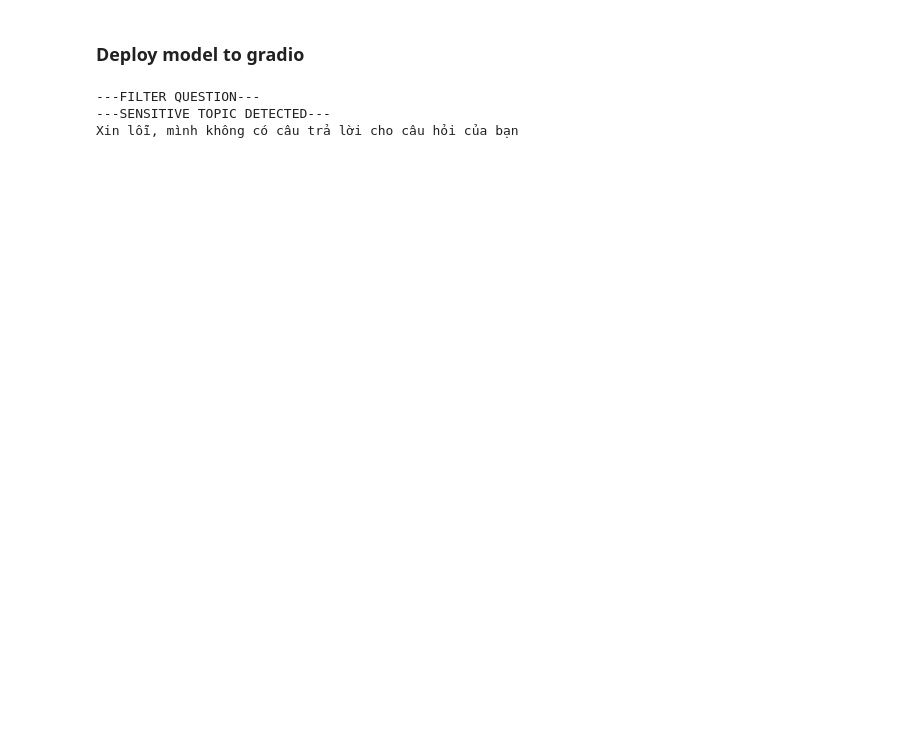
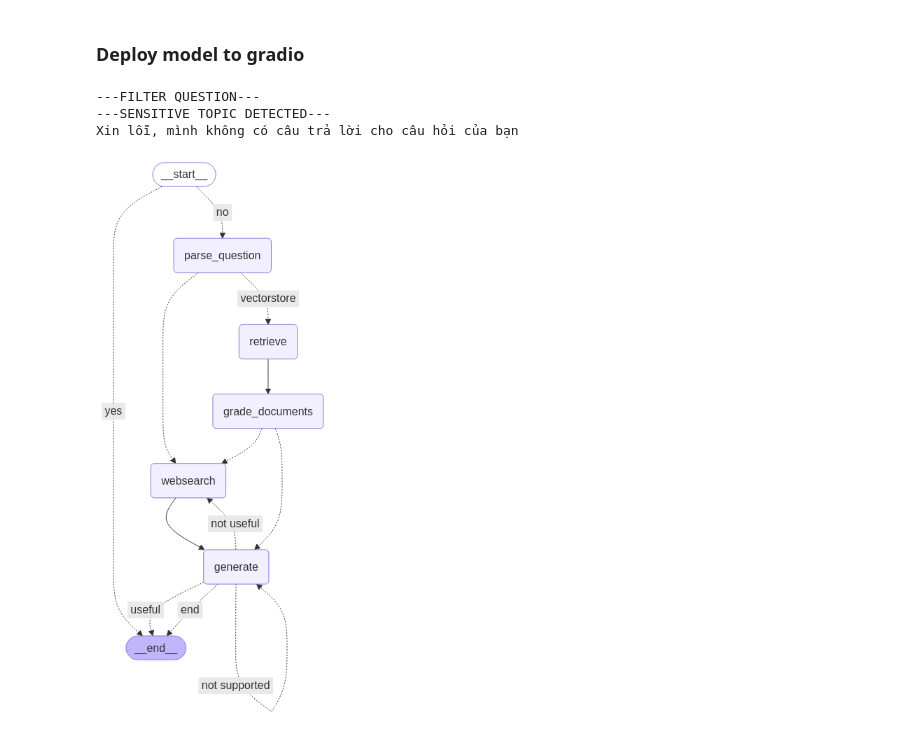
Before and after one commit to Learnheart/RagAgent, a Jupyter notebook: langgraph.ipynb, the cells around one changed output. Cells and saved outputs as stored; diff of their text form; code cells hidden in the pictures; blank space fills up the shorter version.

Commit message:
langgraph rag visualize

```diff
--- a/langgraph.ipynb
+++ b/langgraph.ipynb
@@ -149,11 +149,11 @@ print(filter_result)
 ### Router
 # %%
 router_prompt = PromptTemplate(
-    template="""<|begin_of_text|><|start_header_id|>system<|end_header_id|> You are an expert at routing a
-    user question to a vectorstore or web search. Use the vectorstore for questions on real estate laws in Vietnam. You do not need to be stringent with the keywords
-    in the question related to these topics. Otherwise, use web-search. Give a binary choice 'web_search'
-    or 'vectorstore' based on the question. Return the a JSON with a single key 'datasource' and
-    no premable or explaination. Question to route: {question} <|eot_id|><|start_header_id|>assistant<|end_header_id|>""",
+    template="""You are an expert at routing a user question to a vectorstore or web search.
+    Use the vectorstore for questions on real estate laws in Vietnam. You do not need to be stringent with the keywords
+    in the question related to these topics. Otherwise, use web-search. Give a binary choice `"web_search"`
+    or `"vectorstore"` based on the question. Return the a JSON with a single key `"datasource"` and
+    no premable or explaination. Question to route: {question}""",
     input_variables=["question"],
 )
 start = time.time()
@@ -600,7 +600,6 @@ from langgraph.graph import END, StateGraph
 workflow = StateGraph(GraphState)
 
 # Define the nodes
-workflow.add_node("route_question", route_question)
 workflow.add_node("parse_question", parse_question)
 workflow.add_node("websearch", web_search) # web search
 workflow.add_node("retrieve", retrieve) # retrieve
@@ -704,3 +703,16 @@ print(answer(input))
 ---FILTER QUESTION---
 ---SENSITIVE TOPIC DETECTED---
 Xin lỗi, mình không có câu trả lời cho câu hỏi của bạn
+# %%
+from IPython.display import Image, display
+from langchain_core.runnables.graph import CurveStyle, MermaidDrawMethod, NodeStyles
+
+display(
+    Image(
+        app.get_graph().draw_mermaid_png(
+            draw_method=MermaidDrawMethod.API,
+        )
+    )
+)
+# %% [output]
+[figure, added]
```
Also changed, not shown: parts of 6 cells of this notebook, 2 other files.
